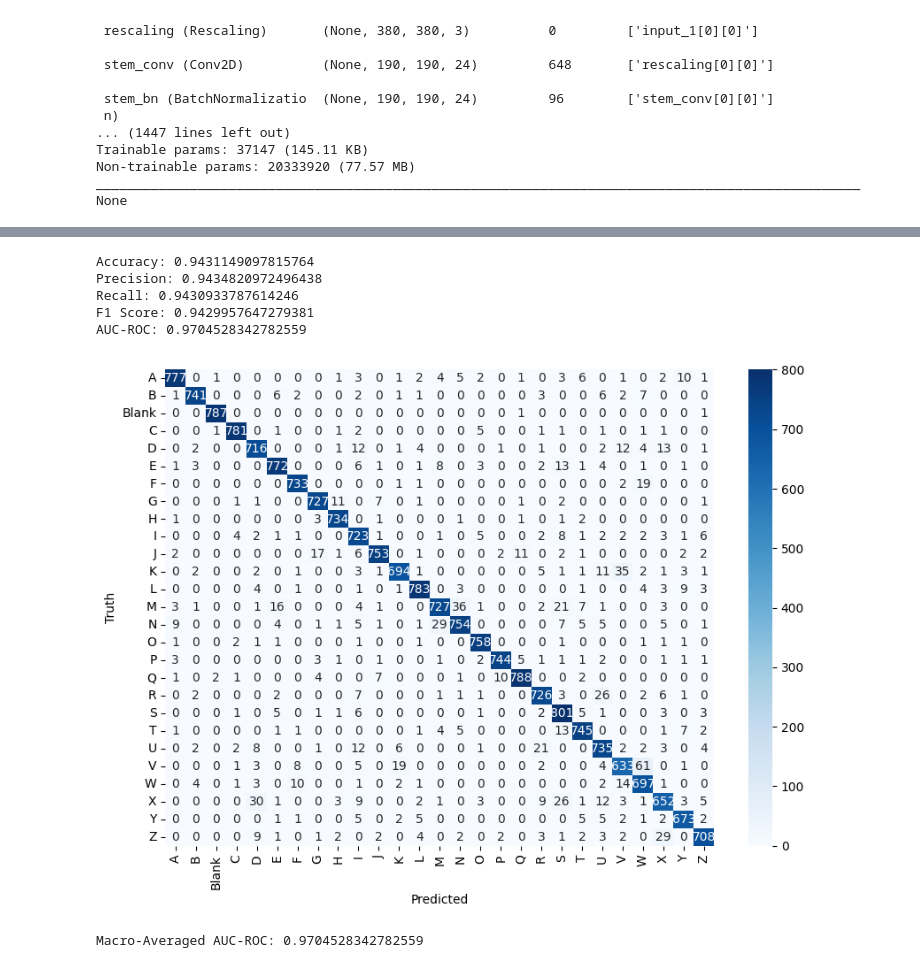
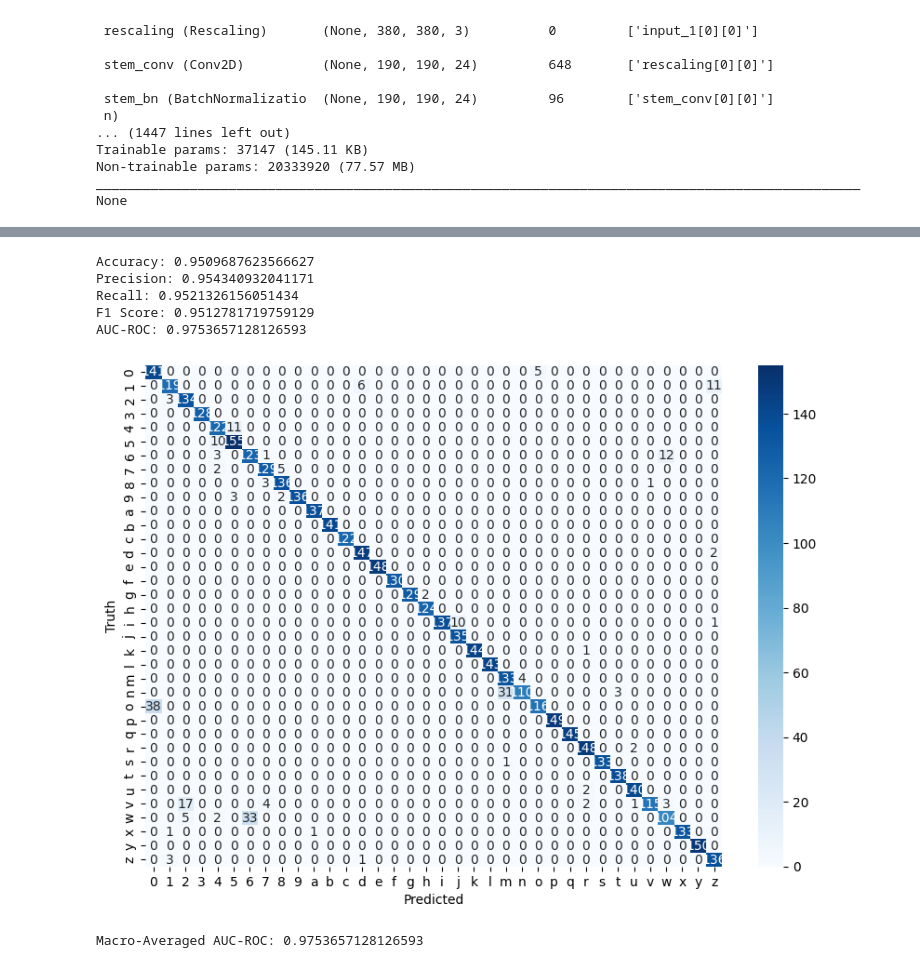
Before and after one commit to AbhinashShrestha/GBHCI, a Jupyter notebook: Model_Training/main_efficientnetv2.ipynb, the cells around one changed output, grey strips where cells are left out. Drawn from its saved outputs; the diff is of its cells as text; code cells hidden in the pictures.

```diff
--- a/Model_Training/main_efficientnetv2.ipynb
+++ b/Model_Training/main_efficientnetv2.ipynb
@@ -18,7 +18,7 @@ IMG_WIDTH = 380
 # IMG_WIDTH = 300
 # IMG_HEIGHT = 528 #EfficientNetB6
 # IMG_WIDTH = 528
-DATA_DIR = "/home/anon/MajorProject/Data/asl_mix"
+DATA_DIR = "/home/anon/MajorProject/Data/asl"
 # %%
 # Cell 3: Load data
 
@@ -228,10 +208,10 @@ model.trainable = False
 x = layers.GlobalAveragePooling2D(name="avg_pool")(model.output)
 x = layers.BatchNormalization()(x)
 
-top_dropout_rate = 0.25
+top_dropout_rate = 0.5
 x = layers.Dropout(top_dropout_rate, name="top_dropout")(x)
-# outputs = layers.Dense(num_classes, activation="softmax", name="pred", kernel_regularizer=regularizers.l2(0.01))(x)  # L2 regularization
-outputs = layers.Dense(num_classes, activation="softmax", name="pred")(x)  # Removed L2 regularization
+outputs = layers.Dense(num_classes, activation="softmax", name="pred", kernel_regularizer=regularizers.l2(0.01))(x)  # L2 regularization
+# outputs = layers.Dense(num_classes, activation="softmax", name="pred")(x)  # Removed L2 regularization
 
 # Compile
 model = keras.Model(inputs, outputs, name="EfficientNet")
@@ -271,7 +251,7 @@ None
 # %%
 # Cell 7: Define callbacks
 early_stopping = EarlyStopping(monitor='val_loss', patience=3, restore_best_weights=True)
-checkpoint_filepath = '/home/anon/MajorProject/Non_Git/Checkpoints/asl_mix/checkpoint-{epoch:02d}-{val_accuracy:.4f}.h5'
+checkpoint_filepath = '/home/anon/MajorProject/Non_Git/Checkpoints/asl/checkpoint-{epoch:02d}-{val_accuracy:.4f}.h5'
 model_checkpoint = ModelCheckpoint(filepath=checkpoint_filepath, monitor='val_accuracy', mode='max', save_best_only=True)
 # %%
 #Cell 8 train the model
@@ -574,40 +558,41 @@ auc_roc = roc_auc_score(y_true_lb, y_pred_lb, average=average, multi_class='ovr'
 cm = confusion_matrix(y_true, y_pred)
 
 # Print metrics
 print(f"Accuracy: {accuracy}")
 print(f"Precision: {precision}")
 print(f"Recall: {recall}")
 print(f"F1 Score: {f1}")
 print(f"AUC-ROC: {auc_roc}")
 
 # Assuming class_names is a list of your class names in the order they were encoded
 # class_names = ['Brightness_Decrease', 'Brightness_Increase', 'Chrome_Open', 'Cursor_Movement', 'Double_Click', 'Initiation', 'Left_Click', 'Neutral', 'Nothing', 'Right_Click', 'Screenshot', 'Scroll', 'Shutdown', 'Volume_Decrease', 'Volume_Increase']
 # class_names = ['0', '1', '2', '3', '4', '5', '6', '7', '8', '9', 'a', 'b', 'c', 'd', 'e', 'f', 'g', 'h', 'i', 'j', 'k', 'l', 'm', 'n', 'o', 'p', 'q', 'r', 's', 't', 'u', 'v', 'w', 'x', 'y', 'z']
 
-class_names = ['A', 'B', 'Blank', 'C', 'D', 'E', 'F', 'G', 'H', 'I', 'J', 'K', 'L', 'M', 'N', 'O', 'P', 'Q', 'R', 'S', 'T', 'U', 'V', 'W', 'X', 'Y', 'Z']
+# class_names = ['A', 'B', 'Blank', 'C', 'D', 'E', 'F', 'G', 'H', 'I', 'J', 'K', 'L', 'M', 'N', 'O', 'P', 'Q', 'R', 'S', 'T', 'U', 'V', 'W', 'X', 'Y', 'Z']
 # class_name = ['A', 'B', 'C', 'D', 'E', 'F', 'G', 'H', 'I', 'J', 'K', 'L', 'M', 'N', 'O', 'P', 'Q', 'R', 'S', 'T', 'U', 'V', 'W', 'X', 'Y', 'Z', 'del', 'nothing', 'space']
+class_names = ['0', '1', '2', '3', '4', '5', '6', '7', '8', '9', 'a', 'b', 'c', 'd', 'e', 'f', 'g', 'h', 'i', 'j', 'k', 'l', 'm', 'n', 'o', 'p', 'q', 'r', 's', 't', 'u', 'v', 'w', 'x', 'y', 'z']
 
 
 # # Plot confusion matrix as a heatmap
 # plt.figure(figsize=(10,7))
 # sns.heatmap(cm, annot=True, fmt='d', xticklabels=class_names, yticklabels=class_names)
 # plt.xlabel('Predicted')
 # plt.ylabel('Truth')
 # plt.show()
 
 # Plot confusion matrix as a heatmap
 plt.figure(figsize=(10,7))
 sns.heatmap(cm, annot=True, fmt='d',xticklabels=class_names, yticklabels=class_names, cmap='Blues')
 plt.xlabel('Predicted')
 plt.ylabel('Truth')
 plt.show()
 # %% [output]
-Accuracy: 0.9431149097815764
-Precision: 0.9434820972496438
-Recall: 0.9430933787614246
-F1 Score: 0.9429957647279381
-AUC-ROC: 0.9704528342782559
+Accuracy: 0.9509687623566627
+Precision: 0.954340932041171
+Recall: 0.9521326156051434
+F1 Score: 0.9512781719759129
+AUC-ROC: 0.9753657128126593
-[figure, old version]
+[figure, new version]
 # %%
 from sklearn.metrics import roc_auc_score
 from sklearn.preprocessing import LabelBinarizer
@@ -622,5 +607,5 @@ y_pred_bin = lb.transform(y_pred)
 auc_roc_macro = roc_auc_score(y_true_bin, y_pred_bin, average='macro', multi_class='ovr')
 print(f"Macro-Averaged AUC-ROC: {auc_roc_macro}")
 # %% [output]
-Macro-Averaged AUC-ROC: 0.9704528342782559
+Macro-Averaged AUC-ROC: 0.9753657128126593
 # %%
```
Also changed, not shown: parts of 11 cells of this notebook.
